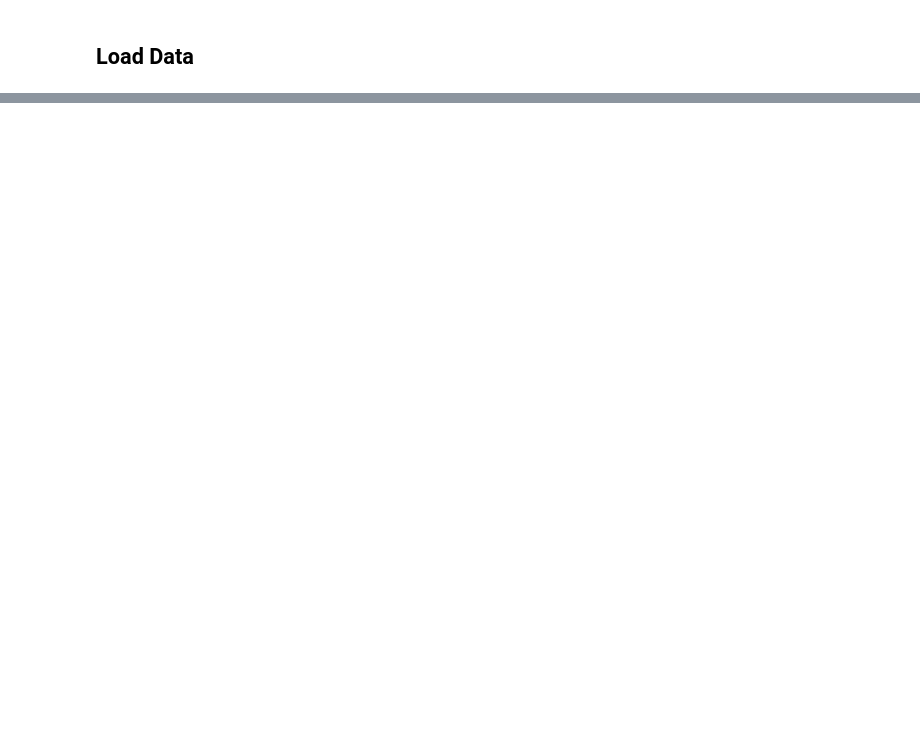
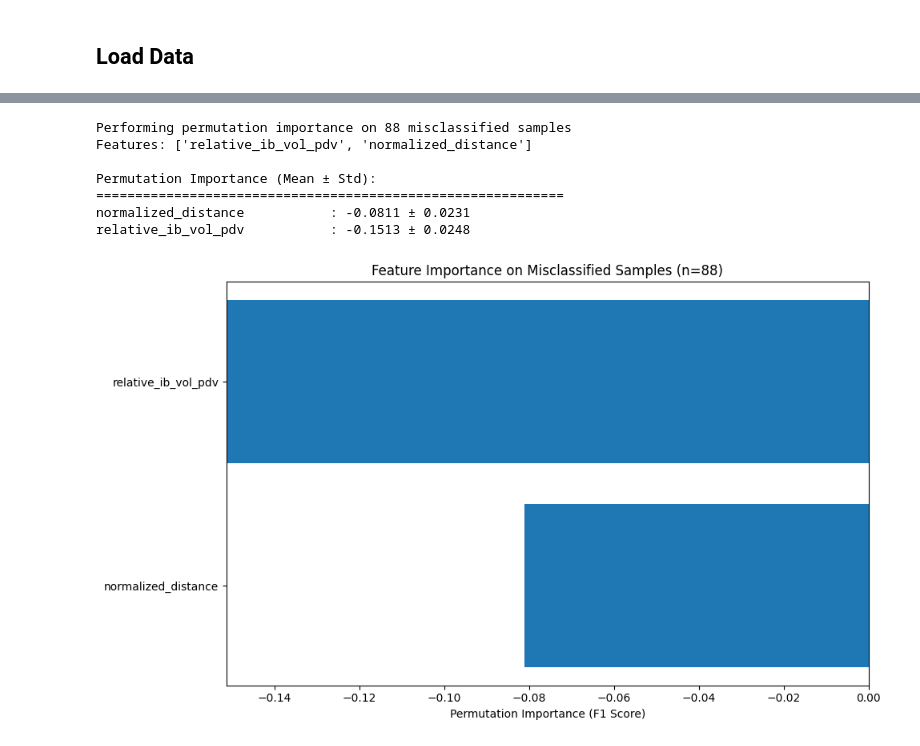
Before and after one commit to k4mik4zekyo-afk/initialbalanceanalysis, a Jupyter notebook: feature_engineering_and_model_evaluation.ipynb, the cells around one changed output, grey strips where cells are left out. Saved outputs shown, nothing was run; the diff lists cells and outputs as text; code cells hidden in the pictures; blank space fills up the shorter version.

```diff
--- a/feature_engineering_and_model_evaluation.ipynb
+++ b/feature_engineering_and_model_evaluation.ipynb
@@ -585,15 +556,0 @@ Identify misclassified samples to understand systematic failure modes.
-# %%
-# Train final models on full data for error analysis
-from sklearn.model_selection import train_test_split
-
-# Split data for error analysis
-X_train_base, X_test_base, y_train, y_test = train_test_split(
-    X_baseline_clean, y_clean, test_size=0.3, random_state=42, stratify=y_clean
-)
-
-X_train_exp, X_test_exp, _, _ = train_test_split(
-    X_expanded_clean, y_clean, test_size=0.3, random_state=42, stratify=y_clean
-)
-
-print(f"Training set: {len(X_train_base)} samples")
-print(f"Test set: {len(X_test_base)} samples")
@@ -785,0 +1238,63 @@ normalized_distance = nearest_prior_level_to_open_distance / (prev_pdh - prev_pd
+# %%
+# Permutation Importance Analysis on Misclassified Samples
+from sklearn.inspection import permutation_importance
+
+# Train the estimator on all data
+estimator.fit(X_expanded_clean[best_features], y_clean)
+
+# Get misclassified sample indices
+misclassified_indices = misclassified_df.index
+
+# Extract misclassified samples
+X_misclassified = X_expanded_clean[best_features].loc[misclassified_indices]
+y_misclassified = y_clean.loc[misclassified_indices]
+
+print(f"Performing permutation importance on {len(X_misclassified)} misclassified samples")
+print(f"Features: {best_features}\n")
+
+# Calculate permutation importance
+perm_importance = permutation_importance(
+    estimator,
+    X_misclassified,
+    y_misclassified,
+    n_repeats=10,
+    random_state=42,
+    scoring='f1'
+)
+
+# Create DataFrame for visualization
+perm_importance_df = pd.DataFrame({
+    'feature': best_features,
+    'importance_mean': perm_importance.importances_mean,
+    'importance_std': perm_importance.importances_std
+}).sort_values('importance_mean', ascending=False)
+
+print("Permutation Importance (Mean ± Std):")
+print("="*60)
+for _, row in perm_importance_df.iterrows():
+    print(f"{row['feature']:30s}: {row['importance_mean']:7.4f} ± {row['importance_std']:.4f}")
+
+# Visualize
+import matplotlib.pyplot as plt
+
+fig, ax = plt.subplots(figsize=(10, 6))
+ax.barh(perm_importance_df['feature'], perm_importance_df['importance_mean'])
+ax.set_xlabel('Permutation Importance (F1 Score)')
+ax.set_title(f'Feature Importance on Misclassified Samples (n={len(X_misclassified)})')
+ax.set_xlim(left=min(0, perm_importance_df['importance_mean'].min()))
+plt.tight_layout()
+plt.show()
+
+print("\nInterpretation:")
+print("- Positive values: Feature helps predict misclassified samples correctly")
+print("- Negative values: Feature may be misleading the model on these samples")
+print("- Values near zero: Feature has little impact on these specific samples")
+# %% [output]
+Performing permutation importance on 88 misclassified samples
+Features: ['relative_ib_vol_pdv', 'normalized_distance']
+
+Permutation Importance (Mean ± Std):
+============================================================
+normalized_distance           : -0.0811 ± 0.0231
+relative_ib_vol_pdv           : -0.1513 ± 0.0248
+[figure, added]
```
Also changed, not shown: parts of 54 cells of this notebook, 22 other files.
